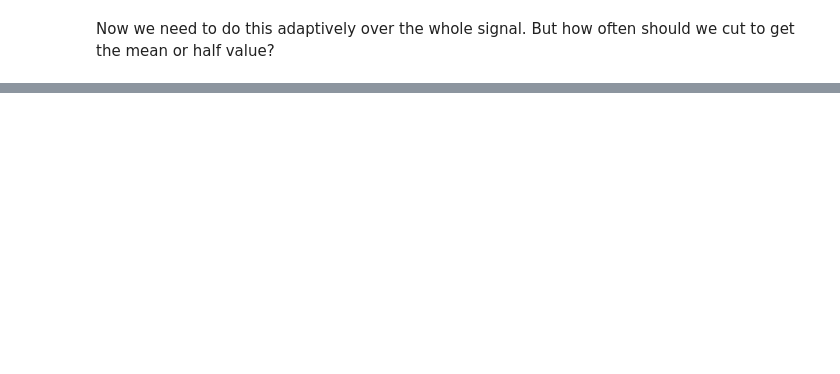
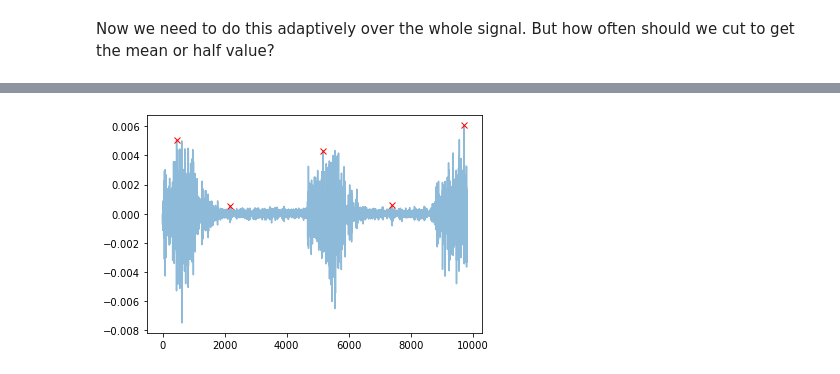
Before and after one commit to NLeSC/rsemg, a Jupyter notebook: researcher_interface/widgeted_entropy1.ipynb, the cells around one changed output, grey strips where cells are left out. Cells and saved outputs as stored; diff of their text form; code cells hidden in the pictures; blank space fills up the shorter version.

```diff
--- a/researcher_interface/widgeted_entropy1.ipynb
+++ b/researcher_interface/widgeted_entropy1.ipynb
@@ -246,0 +277,11 @@ Now we need to do this adaptively over the whole signal. But how often should we
+# %%
+peaks1, _1 = find_peaks(our_array,distance = 1700) # 17,000 seems to capture every certain number of breaths the nadir- great
+
+#plt.plot(dists)
+plt.plot(our_array, alpha = 0.5)
+#plt.plot(peaks0, x[peaks0],"x")
+plt.plot(peaks1, our_array[peaks1],"x", color= 'red')
+plt.show()
+print
+# %% [output]
+[figure, added]
```
Also changed, not shown: parts of 16 cells of this notebook, 1 other file.
